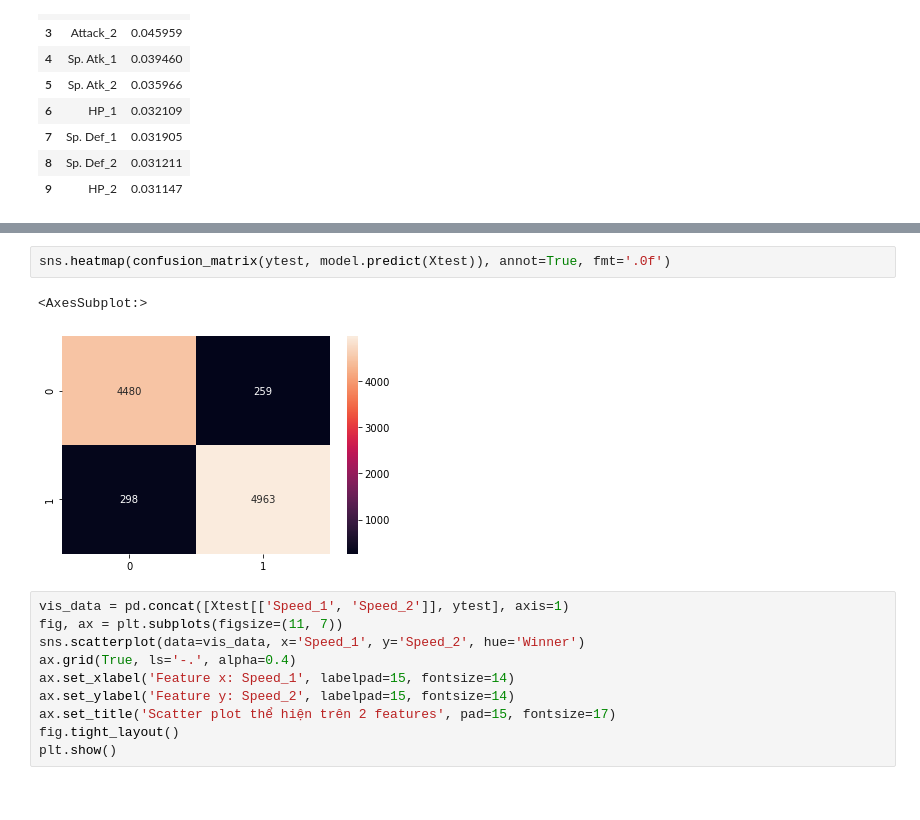
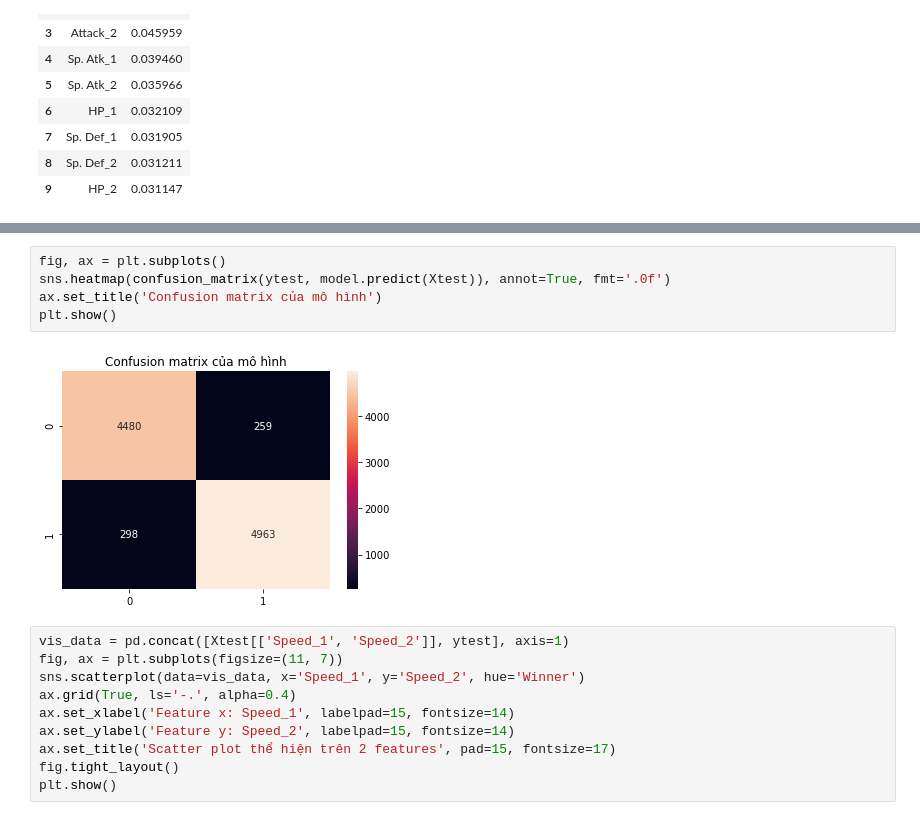
Before and after one commit to tuanio/pbl_ds_2021, a Jupyter notebook: week 4 part 2/1vs1.ipynb, the cells around one changed output, grey strips where cells are left out. Saved outputs shown, nothing was run; the diff lists cells and outputs as text.

```diff
--- a/week 4 part 2/1vs1.ipynb
+++ b/week 4 part 2/1vs1.ipynb
@@ -502,8 +502,10 @@ plt.show()
 # %%
+fig, ax = plt.subplots()
 sns.heatmap(confusion_matrix(ytest, model.predict(Xtest)), annot=True, fmt='.0f')
+ax.set_title('Confusion matrix của mô hình')
+plt.show()
 # %% [output]
-<AxesSubplot:>
-[figure, old version]
+[figure, new version]
 # %%
 vis_data = pd.concat([Xtest[['Speed_1', 'Speed_2']], ytest], axis=1)
 fig, ax = plt.subplots(figsize=(11, 7))
```
Also changed, not shown: parts of 3 cells of this notebook.
